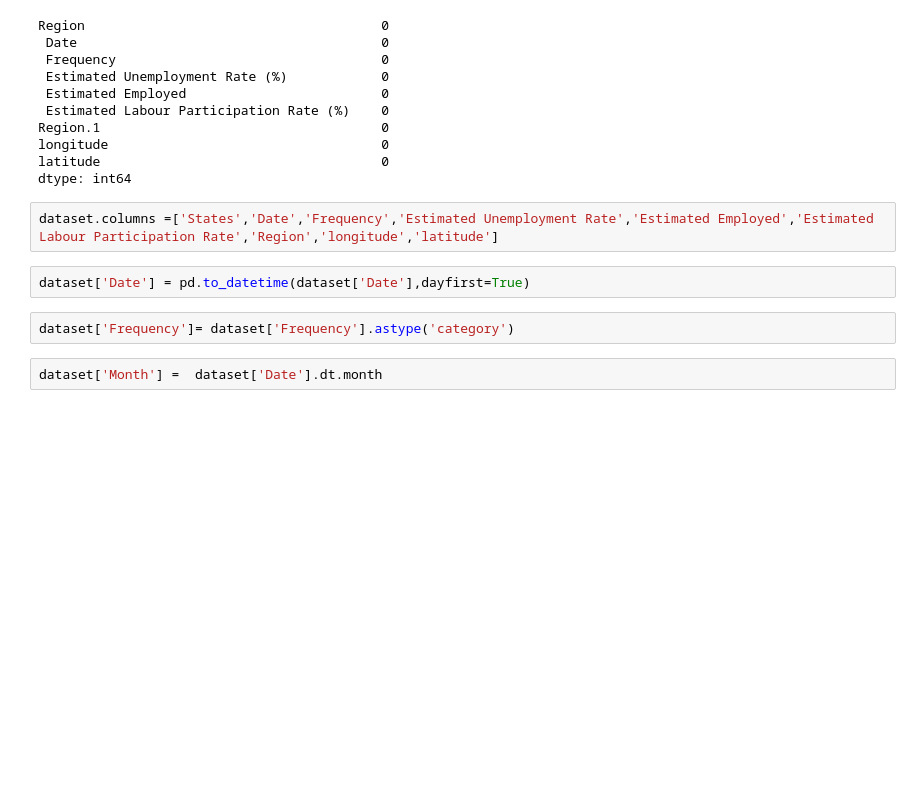
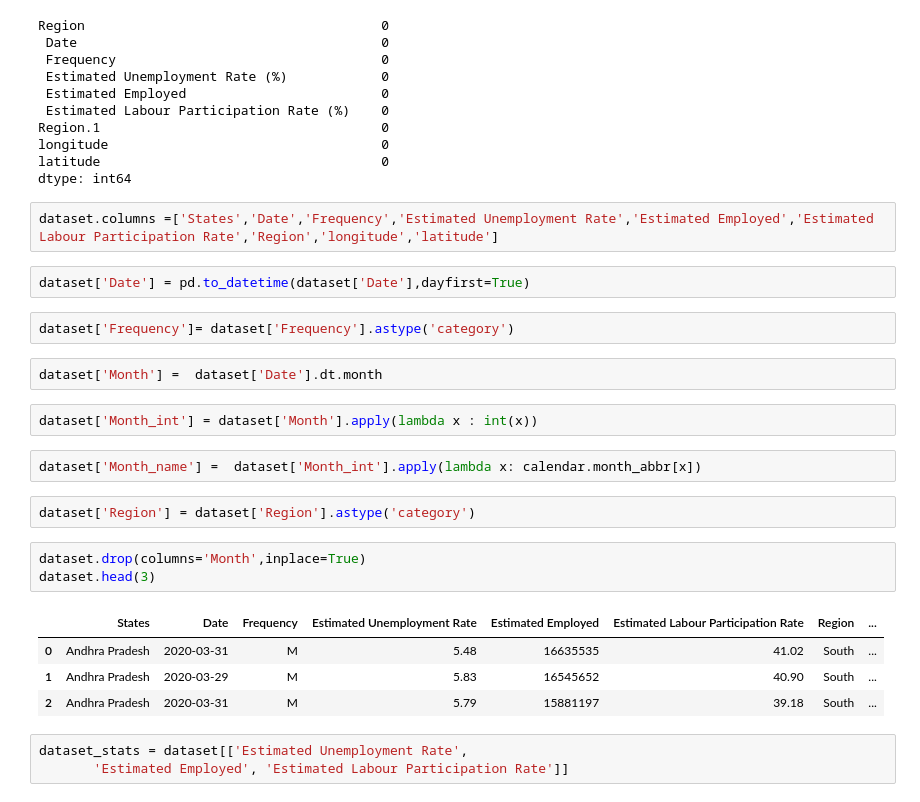
Before and after one commit to Sonali749/MSC-Project, a Jupyter notebook: Unemployment.ipynb, the cells around one changed output. Saved outputs shown, nothing was run; the diff lists cells and outputs as text; blank space fills up the shorter version.

```diff
--- a/Unemployment.ipynb
+++ b/Unemployment.ipynb
@@ -74,3 +95,20 @@ dataset['Date'] = pd.to_datetime(dataset['Date'],dayfirst=True)
 dataset['Frequency']= dataset['Frequency'].astype('category')
 # %%
 dataset['Month'] =  dataset['Date'].dt.month
+# %%
+dataset['Month_int'] = dataset['Month'].apply(lambda x : int(x))
+# %%
+dataset['Month_name'] =  dataset['Month_int'].apply(lambda x: calendar.month_abbr[x])
+# %%
+dataset['Region'] = dataset['Region'].astype('category')
+# %%
+dataset.drop(columns='Month',inplace=True)
+dataset.head(3)
+# %% [output]
+|  | States | Date | Frequency | Estimated Unemployment Rate | Estimated Employed | Estimated Labour Participation Rate | Region | ... |
+| 0 | Andhra Pradesh | 2020-03-31 | M | 5.48 | 16635535 | 41.02 | South | ... |
+| 1 | Andhra Pradesh | 2020-03-29 | M | 5.83 | 16545652 | 40.90 | South | ... |
+| 2 | Andhra Pradesh | 2020-03-31 | M | 5.79 | 15881197 | 39.18 | South | ... |
+# %%
+dataset_stats = dataset[['Estimated Unemployment Rate',
+       'Estimated Employed', 'Estimated Labour Participation Rate']]
```
Also changed, not shown: parts of 7 cells of this notebook.
